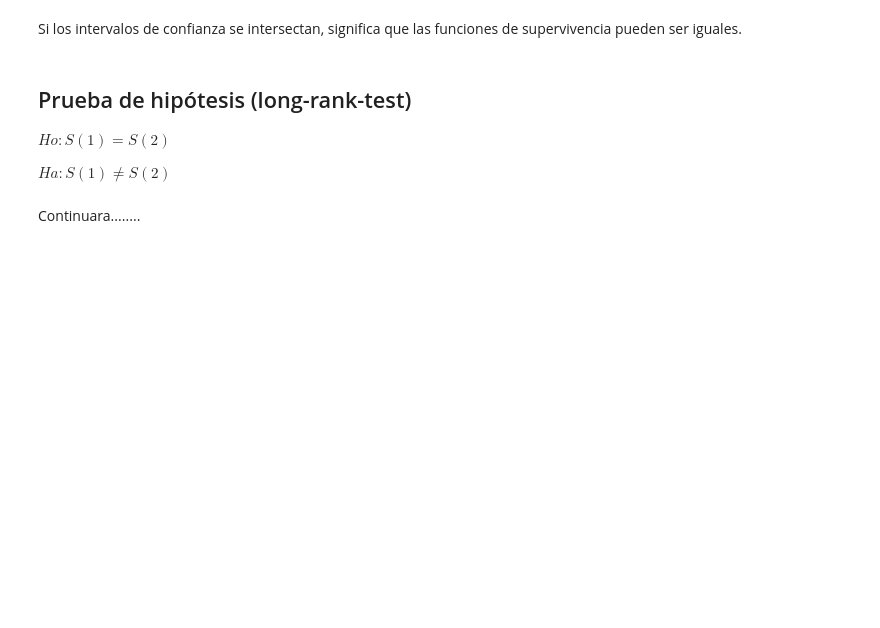
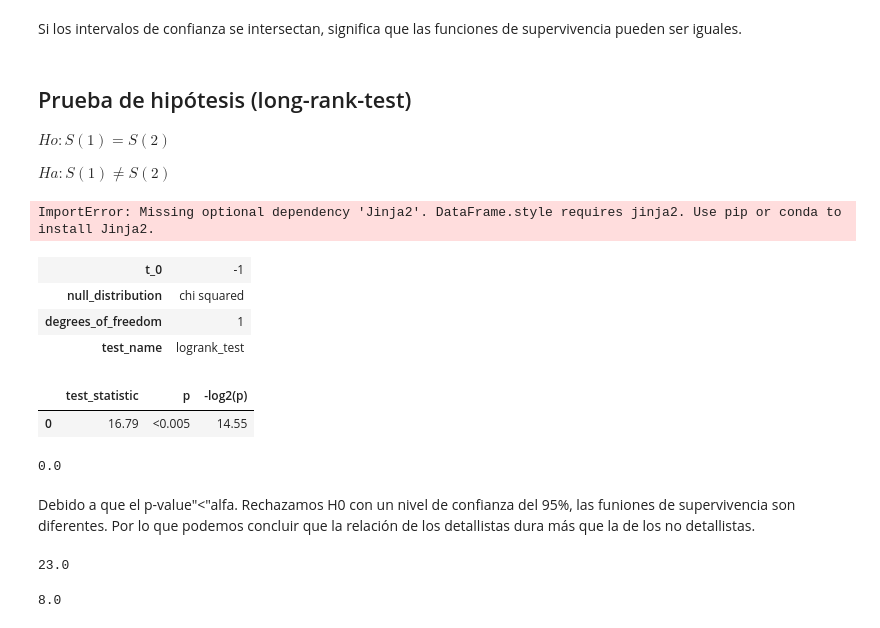
Before and after one commit to Fayamini/EstadisticaAplicada_2076323, a Jupyter notebook: sesion8_g42_6sep.ipynb, the cells around one changed output. Drawn from its saved outputs; the diff is of its cells as text; code cells hidden in the pictures; blank space fills up the shorter version.

```diff
--- a/sesion8_g42_6sep.ipynb
+++ b/sesion8_g42_6sep.ipynb
@@ -124,7 +124,30 @@ $Ho: S(1)=S(2)$
 $Ha: S(1)\neq S(2)$
 # %%
 from lifelines.statistics import logrank_test
+# %%
+#Alternativa de la función de supervivencia
+LRT=logrank_test(detallistas['t'],no_deta['t'],detallistas['estado'],no_deta['estado'])
 # %%
-LRT=
+LRT.print_summary()
+# %% [output]
+ImportError: Missing optional dependency 'Jinja2'. DataFrame.style requires jinja2. Use pip or conda to install Jinja2.
+| t_0 | -1 |
+| null_distribution | chi squared |
+| degrees_of_freedom | 1 |
+| test_name | logrank_test |
+|  | test_statistic | p | -log2(p) |
+| 0 | 16.79 | <0.005 | 14.55 |
-# %% [markdown]
-Continuara........
+# %%
+LRT.p_value.round(2)
+# %% [output]
+0.0
+# %% [markdown]
+Debido a que el p-value"<"alfa. Rechazamos H0 con un nivel de confianza del 95%, las funiones de supervivencia son diferentes. Por lo que podemos concluir que la relación de los detallistas dura más que la de los no detallistas.
+# %%
+km_d.median_survival_time_
+# %% [output]
+23.0
+# %%
+km_nd.median_survival_time_
+# %% [output]
+8.0
```
Also changed, not shown: parts of 1 cell of this notebook.
